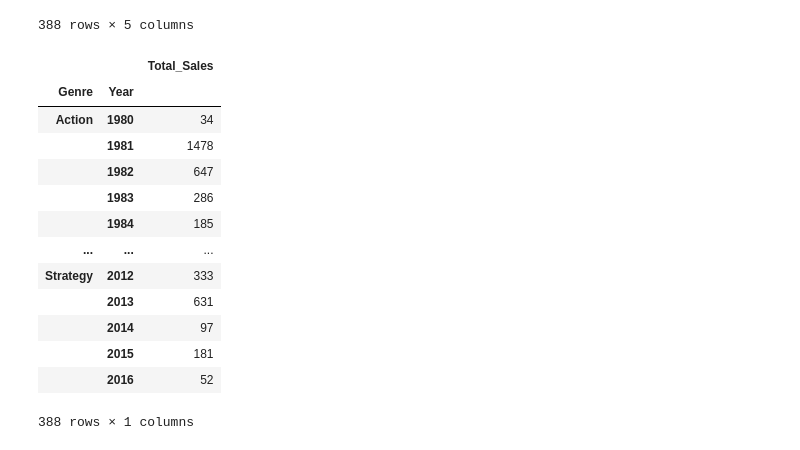
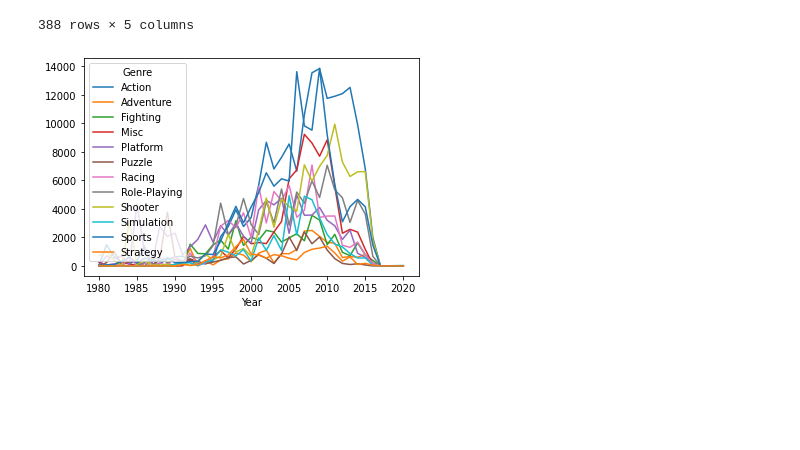
Before and after one commit to Harry-000/cs-section-project, a Jupyter notebook: AI06_Section1_Project.ipynb, the cells around one changed output. Cells and saved outputs as stored; diff of their text form; code cells hidden in the pictures; blank space fills up the shorter version.

```diff
--- a/AI06_Section1_Project.ipynb
+++ b/AI06_Section1_Project.ipynb
@@ -219,20 +219,10 @@ df_TotalPerYear
 |  | 2015 | 57 | 97 | 15 | 12 | 181 |
 |  | 2016 | 11 | 32 | 5 | 4 | 52 |
 388 rows × 5 columns
-# %%
-df_TotalPerYear.filter(items=['Total_Sales'])
-# %% [output]
-|  |  | Total_Sales |
-| Genre | Year |  |
-| Action | 1980 | 34 |
-|  | 1981 | 1478 |
-|  | 1982 | 647 |
-|  | 1983 | 286 |
-|  | 1984 | 185 |
-| ... | ... | ... |
-| Strategy | 2012 | 333 |
-|  | 2013 | 631 |
-|  | 2014 | 97 |
-|  | 2015 | 181 |
-|  | 2016 | 52 |
-388 rows × 1 columns
+# %%
+# temp = df_TotalPerYear.filter(items=['Total_Sales'])
+temp = df_TotalPerYear.pivot_table(values="Total_Sales",index="Year",columns="Genre")
+temp = temp.fillna(0).astype(int)
+ax = temp.plot()
+# %% [output]
+[figure, added]
```
